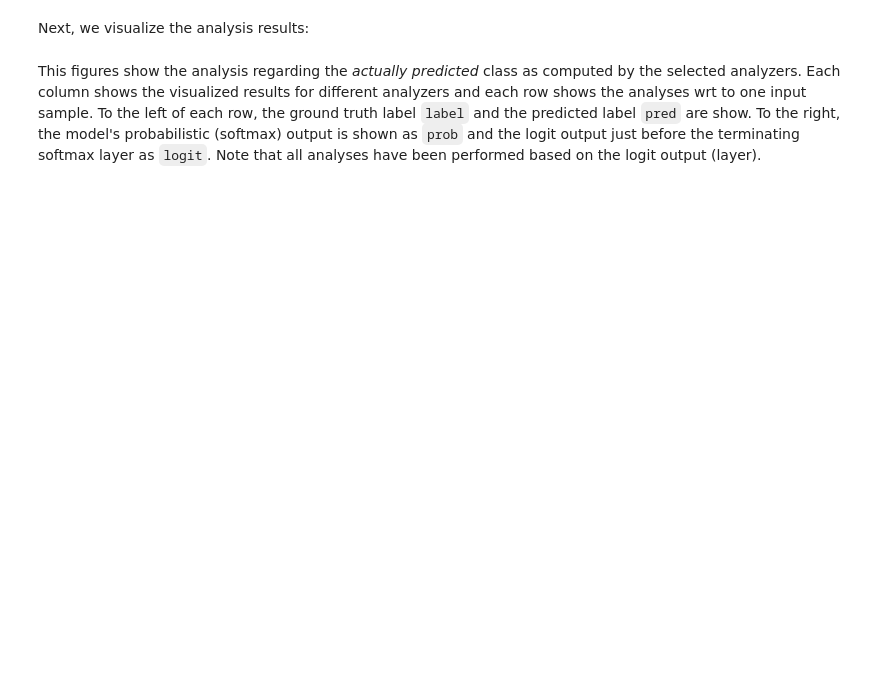
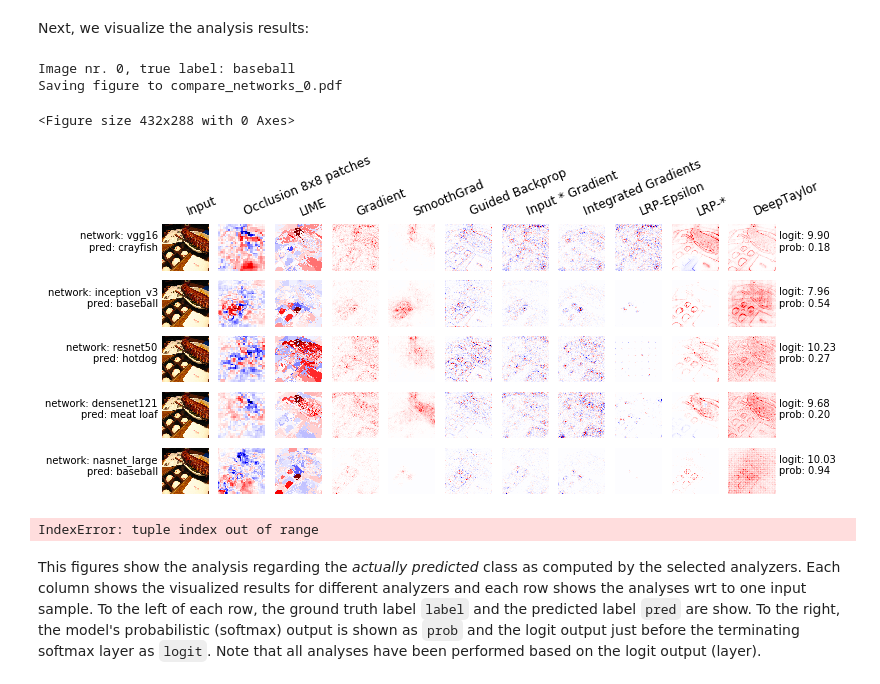
Before and after one commit to albermax/interpretable_ai_book__sw_chapter, a Jupyter notebook: notebooks/imagenet_compare_networks.ipynb, the cells around one changed output. Cells and saved outputs as stored; diff of their text form; code cells hidden in the pictures; blank space fills up the shorter version.

```diff
--- a/notebooks/imagenet_compare_networks.ipynb
+++ b/notebooks/imagenet_compare_networks.ipynb
@@ -100,8 +100,8 @@ def prepare_model_data_and_analyzers(netname):
         # Show input.
         ("input",                 {},                       imgnetutils.image,         "Input"),
 
-        #("occlusion",             {},                       imgnetutils.heatmap,       "Occlusion 8x8 patches"),
-        #("lime",                  {},                       imgnetutils.heatmap,       "LIME"),
+        ("occlusion",             {},                       imgnetutils.heatmap,       "Occlusion 8x8 patches"),
+        ("lime",                  {},                       imgnetutils.heatmap,       "LIME"),
 
 
         # Function
@@ -113,7 +113,7 @@ def prepare_model_data_and_analyzers(netname):
         # Signal
         #("deconvnet",             {},                       imgnetutils.heatmap,       "Deconvnet"),
         ("guided_backprop",       {},                       imgnetutils.heatmap,       "Guided Backprop",),
-        ("pattern.net",           {"patterns": patterns},   imgnetutils.bk_proj,       "PatternNet"),
+        #("pattern.net",           {"patterns": patterns},   imgnetutils.bk_proj,       "PatternNet"),
 
         # Interaction
         ("input_t_gradient",      {},                       imgnetutils.heatmap,       "Input * Gradient"),
@@ -124,10 +124,10 @@ def prepare_model_data_and_analyzers(netname):
         ("lrp.epsilon",           {"epsilon": epsilon, },
                                                             imgnetutils.heatmap,       "LRP-Epsilon"),
         ("lrp.sequential_preset_a_flat",{"epsilon": epsilon
-                                        },                  imgnetutils.heatmap,       "LRP-PresetA proposition"),
+                                        },                  imgnetutils.heatmap,       "LRP-*"),
         ("deep_taylor.bounded",   {"low": input_range[0],
                                    "high": input_range[1]}, imgnetutils.heatmap,       "DeepTaylor"),
-        ("pattern.attribution",   {"patterns": patterns},   imgnetutils.heatmap,       "PatternAttribution"),
+        #("pattern.attribution",   {"patterns": patterns},   imgnetutils.heatmap,       "PatternAttribution"),
     ]
 
     # Create model without trailing softmax
@@ -151,7 +151,7 @@ def prepare_model_data_and_analyzers(netname):
 Insert code for occlusion and LIME from implementations.ipynb:
 # %%
 def run_occlusion(model, x, psize):
-    A3 = np.zeros_like(x)
+    diff = np.zeros_like(x)
     max_neuron = model.predict(x)[0].argmax()
 
     # Occlude patch by patch and calculate activation for each patch
@@ -163,10 +163,10 @@ def run_occlusion(model, x, psize):
             occluded_x[:, i:i+psize, j:j+psize, :] = 0
 
             # Store activation of occluded image
-            A3[:, i:i+psize, j:j+psize, :] = model.predict(occluded_x)[0, max_neuron]
+            diff[:, i:i+psize, j:j+psize, :] = model.predict(occluded_x)[0, max_neuron]
 
     # Normalize with initial activation value
-    A3 -= model.predict(x)[0, max_neuron]
+    A3 = model.predict(x)[0, max_neuron] - diff
     return A3
 
 def run_lime(model, x, x_pp, num_samples):
@@ -247,7 +247,7 @@ for netname in netnames:
         for aidx, analyzer in enumerate(analyzers):
             cache_key = "%s_%s_%s" % (netname, methods[aidx][0], i)
             cached = get_cache(cache_key)
-            if cached is not None:
+            if methods[aidx][0] != "occlusion" and cached is not None:
                 analysis[i, aidx] = cached
                 continue
 
@@ -285,30 +289,36 @@ Next, we visualize the analysis results:
 # %%
 n_images = analyses[netnames[0]].shape[0]
 
 # Prepare common labels
 col_labels = [''.join(method[3]) for method in methods]
 
 for image_index in range(n_images):
     grid = []
     row_labels_left = []
     row_labels_right = []
 
     for netname in netnames:
         analysis, text = analyses[netname], texts[netname]
         # Prepare the grid as rectengular list
         grid.append([analysis[image_index, j] for j in range(analysis.shape[1])])
         # Prepare the labels
         label, presm, prob, pred = zip(*text)
         label = label[image_index]
         row_labels_left.append(('network: {}'.format(netname),'pred: {}'.format(pred[image_index])))
         row_labels_right.append(('logit: {}'.format(presm[image_index]),'prob: {}'.format(prob[image_index])))
 
     # Plot the analysis.
     print("Image nr. {}, true label: {}".format(image_index, label))
-    file_name = os.environ.get("PLOTFILENAME", "compare_networks_jmlr.pdf")
+    file_name = os.environ.get("PLOTFILENAME", "compare_networks.pdf")
     if file_name is not None:
         file_name = ".".join(file_name.split(".")[:-1])+("_%i." % image_index)+file_name.split(".")[-1]
     eutils.plot_image_grid(grid, row_labels_left, row_labels_right, col_labels,
                            file_name=file_name)
+# %% [output]
+Image nr. 0, true label: baseball
+Saving figure to compare_networks_0.pdf
+<Figure size 432x288 with 0 Axes>
+[figure, added]
+IndexError: tuple index out of range
 # %% [markdown]
 This figures show the analysis regarding the *actually predicted* class as computed by the selected analyzers. Each column shows the visualized results for different analyzers and each row shows the analyses wrt to one input sample. To the left of each row, the ground truth label `label` and the predicted label `pred` are show. To the right, the model's probabilistic (softmax) output is shown as `prob` and the logit output just before the terminating softmax layer as `logit`. Note that all analyses have been performed based on the logit output (layer).
```
Also changed, not shown: parts of 1 cell of this notebook, 3 other files.
